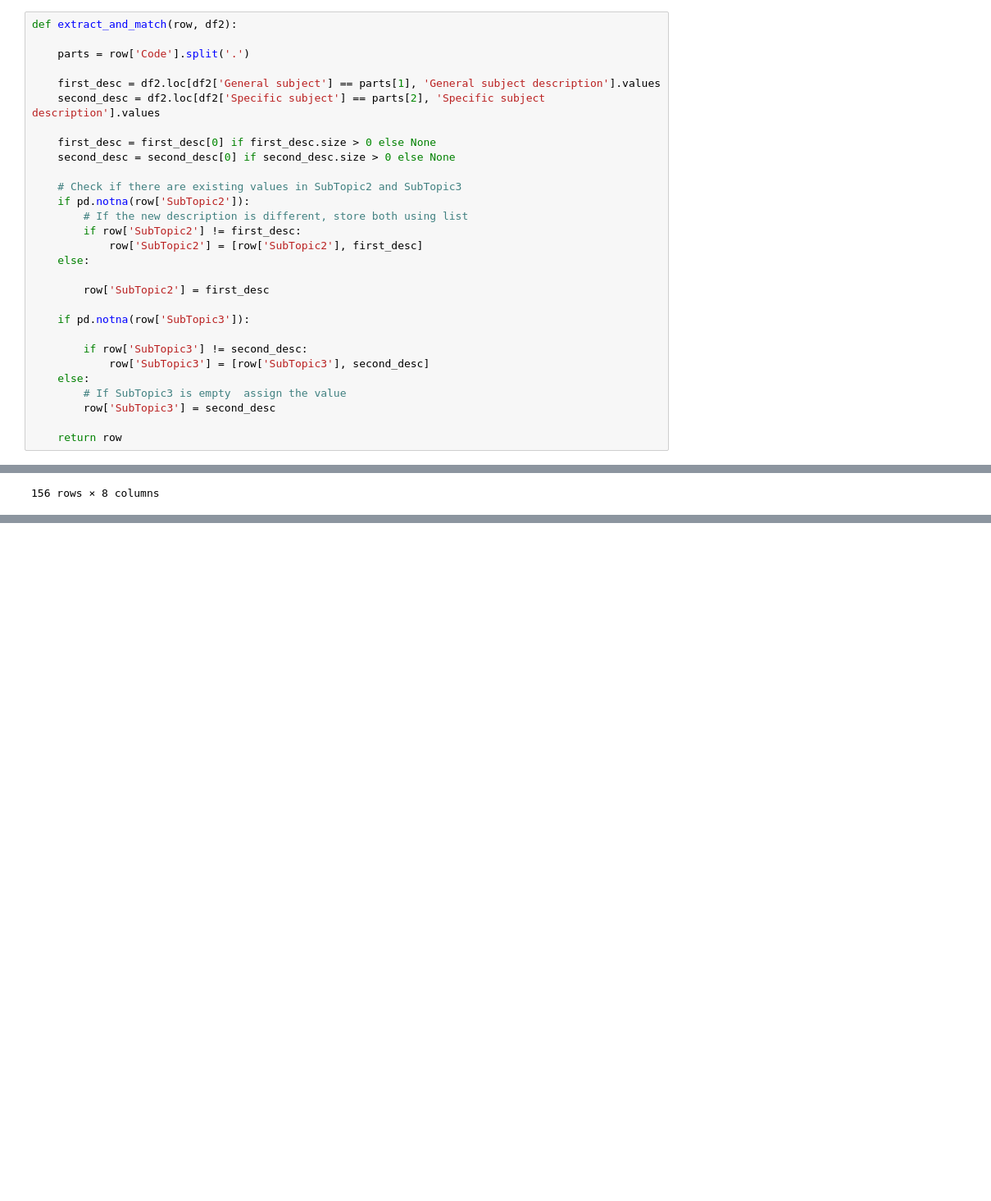
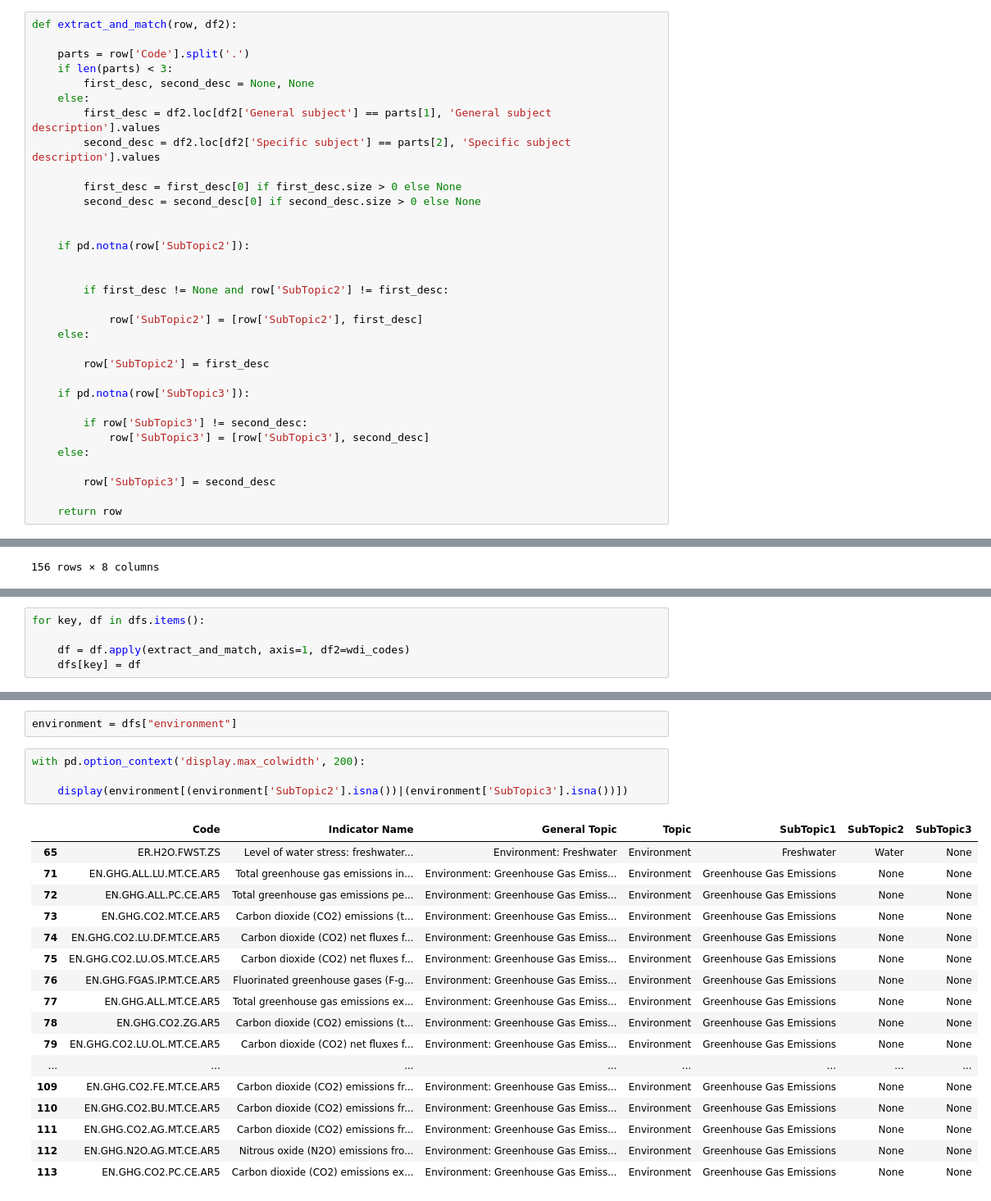
Before and after one commit to bm-sami/tunisia-wdi-structure, a Jupyter notebook: notebooks/metadata_code_1.ipynb, the cells around one changed output, grey strips where cells are left out. Shown at 82% size. Cells and saved outputs as stored; diff of their text form; blank space fills up the shorter version.

```diff
--- a/notebooks/metadata_code_1.ipynb
+++ b/notebooks/metadata_code_1.ipynb
@@ -206,17 +206,21 @@ False
 def extract_and_match(row, df2):
 
     parts = row['Code'].split('.')
+    if len(parts) < 3:
+        first_desc, second_desc = None, None
+    else:
+        first_desc = df2.loc[df2['General subject'] == parts[1], 'General subject description'].values
+        second_desc = df2.loc[df2['Specific subject'] == parts[2], 'Specific subject description'].values
 
-    first_desc = df2.loc[df2['General subject'] == parts[1], 'General subject description'].values
-    second_desc = df2.loc[df2['Specific subject'] == parts[2], 'Specific subject description'].values
+        first_desc = first_desc[0] if first_desc.size > 0 else None
+        second_desc = second_desc[0] if second_desc.size > 0 else None
 
-    first_desc = first_desc[0] if first_desc.size > 0 else None
-    second_desc = second_desc[0] if second_desc.size > 0 else None
 
-    # Check if there are existing values in SubTopic2 and SubTopic3
     if pd.notna(row['SubTopic2']):
-        # If the new description is different, store both using list
-        if row['SubTopic2'] != first_desc:
+
+
+        if first_desc != None and row['SubTopic2'] != first_desc:
+
             row['SubTopic2'] = [row['SubTopic2'], first_desc]
     else:
 
@@ -227,7 +231,7 @@ def extract_and_match(row, df2):
         if row['SubTopic3'] != second_desc:
             row['SubTopic3'] = [row['SubTopic3'], second_desc]
     else:
-        # If SubTopic3 is empty  assign the value
+
         row['SubTopic3'] = second_desc
 
     return row
@@ -300,0 +307,5 @@ For now, this will be done manually for each sheet.
+# %%
+for key, df in dfs.items():
+
+    df = df.apply(extract_and_match, axis=1, df2=wdi_codes)
+    dfs[key] = df
@@ -300,0 +487,24 @@ For now, this will be done manually for each sheet.
+# %%
+environment = dfs["environment"]
+# %%
+with pd.option_context('display.max_colwidth', 200):
+
+    display(environment[(environment['SubTopic2'].isna())|(environment['SubTopic3'].isna())])
+# %% [output]
+|  | Code | Indicator Name | General Topic | Topic | SubTopic1 | SubTopic2 | SubTopic3 |
+| 65 | ER.H2O.FWST.ZS | Level of water stress: freshwater... | Environment: Freshwater | Environment | Freshwater | Water | None |
+| 71 | EN.GHG.ALL.LU.MT.CE.AR5 | Total greenhouse gas emissions in... | Environment: Greenhouse Gas Emiss... | Environment | Greenhouse Gas Emissions | None | None |
+| 72 | EN.GHG.ALL.PC.CE.AR5 | Total greenhouse gas emissions pe... | Environment: Greenhouse Gas Emiss... | Environment | Greenhouse Gas Emissions | None | None |
+| 73 | EN.GHG.CO2.MT.CE.AR5 | Carbon dioxide (CO2) emissions (t... | Environment: Greenhouse Gas Emiss... | Environment | Greenhouse Gas Emissions | None | None |
+| 74 | EN.GHG.CO2.LU.DF.MT.CE.AR5 | Carbon dioxide (CO2) net fluxes f... | Environment: Greenhouse Gas Emiss... | Environment | Greenhouse Gas Emissions | None | None |
+| 75 | EN.GHG.CO2.LU.OS.MT.CE.AR5 | Carbon dioxide (CO2) net fluxes f... | Environment: Greenhouse Gas Emiss... | Environment | Greenhouse Gas Emissions | None | None |
+| 76 | EN.GHG.FGAS.IP.MT.CE.AR5 | Fluorinated greenhouse gases (F-g... | Environment: Greenhouse Gas Emiss... | Environment | Greenhouse Gas Emissions | None | None |
+| 77 | EN.GHG.ALL.MT.CE.AR5 | Total greenhouse gas emissions ex... | Environment: Greenhouse Gas Emiss... | Environment | Greenhouse Gas Emissions | None | None |
+| 78 | EN.GHG.CO2.ZG.AR5 | Carbon dioxide (CO2) emissions (t... | Environment: Greenhouse Gas Emiss... | Environment | Greenhouse Gas Emissions | None | None |
+| 79 | EN.GHG.CO2.LU.OL.MT.CE.AR5 | Carbon dioxide (CO2) net fluxes f... | Environment: Greenhouse Gas Emiss... | Environment | Greenhouse Gas Emissions | None | None |
+| ... | ... | ... | ... | ... | ... | ... | ... |
+| 109 | EN.GHG.CO2.FE.MT.CE.AR5 | Carbon dioxide (CO2) emissions fr... | Environment: Greenhouse Gas Emiss... | Environment | Greenhouse Gas Emissions | None | None |
+| 110 | EN.GHG.CO2.BU.MT.CE.AR5 | Carbon dioxide (CO2) emissions fr... | Environment: Greenhouse Gas Emiss... | Environment | Greenhouse Gas Emissions | None | None |
+| 111 | EN.GHG.CO2.AG.MT.CE.AR5 | Carbon dioxide (CO2) emissions fr... | Environment: Greenhouse Gas Emiss... | Environment | Greenhouse Gas Emissions | None | None |
+| 112 | EN.GHG.N2O.AG.MT.CE.AR5 | Nitrous oxide (N2O) emissions fro... | Environment: Greenhouse Gas Emiss... | Environment | Greenhouse Gas Emissions | None | None |
+| 113 | EN.GHG.CO2.PC.CE.AR5 | Carbon dioxide (CO2) emissions ex... | Environment: Greenhouse Gas Emiss... | Environment | Greenhouse Gas Emissions | None | None |
```
Also changed, not shown: parts of 58 cells of this notebook.
